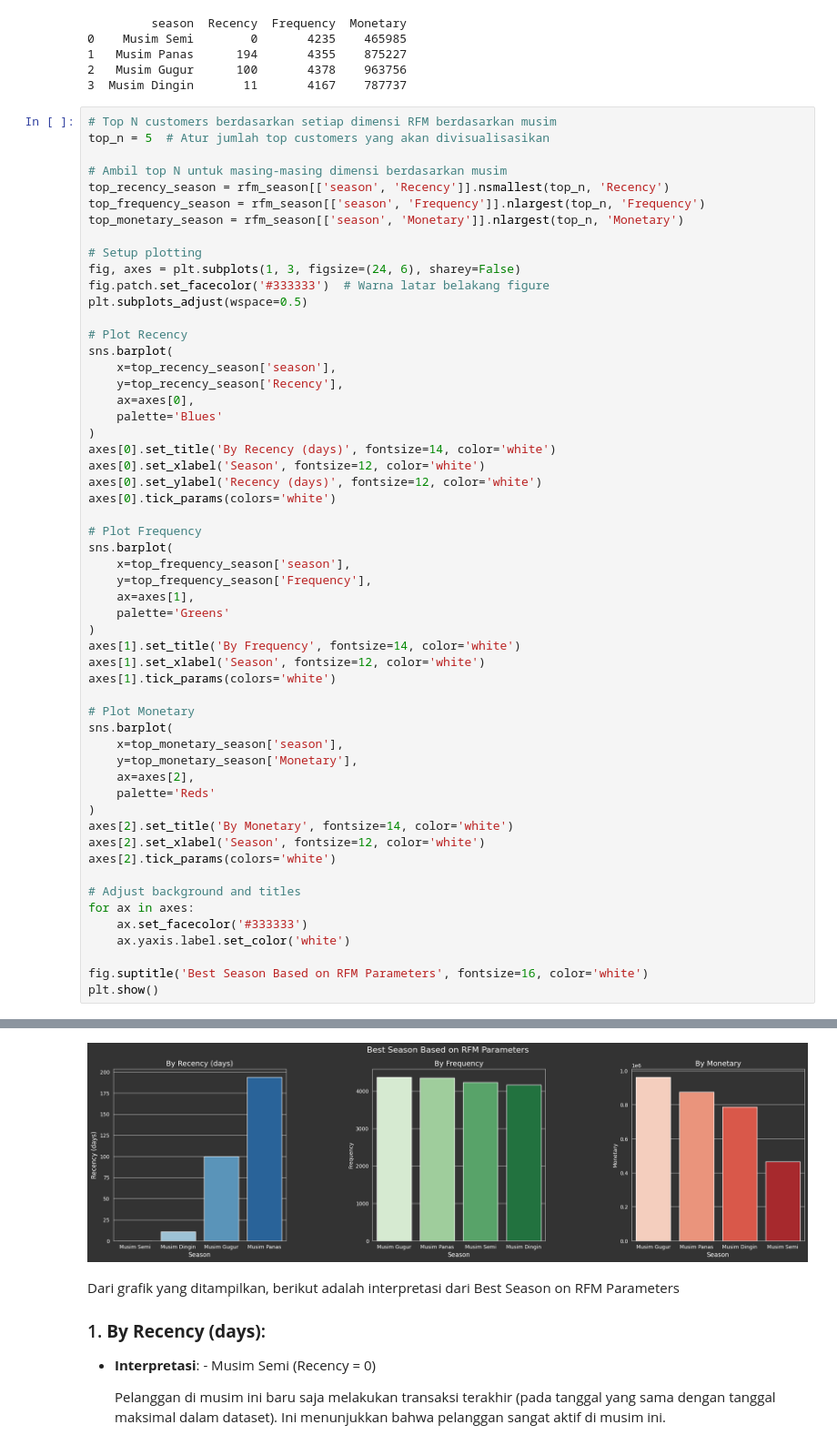
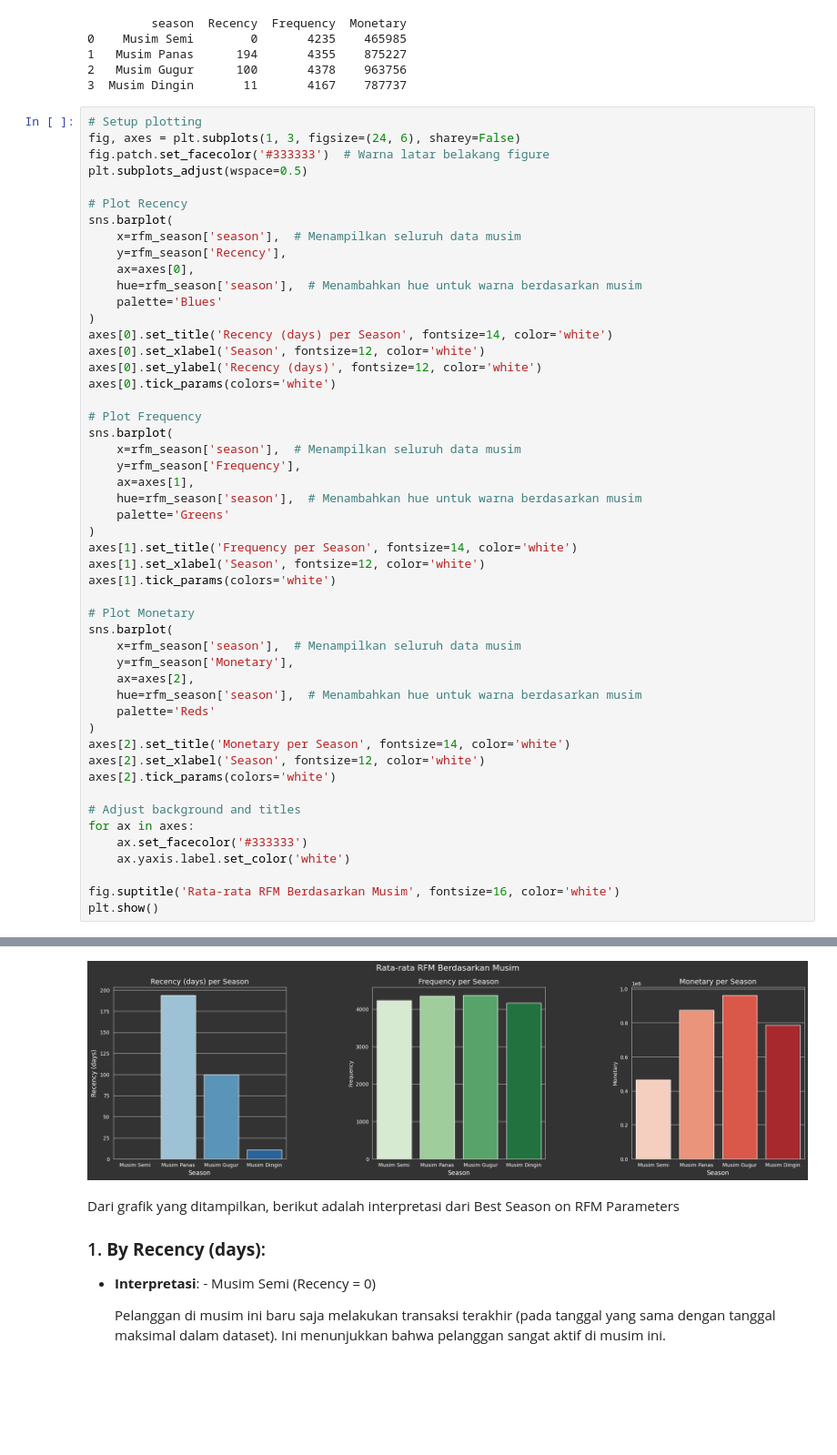
Before and after one commit to zidnytaqiya/AnalisisDataIDCamp, a Jupyter notebook: Proyek_Analisis_Data.ipynb, the cells around one changed output, grey strips where cells are left out. Shown: that part at 91% size. Drawn from its saved outputs; the diff is of its cells as text; blank space fills up the shorter version.

```diff
--- a/Proyek_Analisis_Data.ipynb
+++ b/Proyek_Analisis_Data.ipynb
@@ -439,14 +431,6 @@ print(rfm_season)
 2   Musim Gugur      100       4378    963756
 3  Musim Dingin       11       4167    787737
 # %%
-# Top N customers berdasarkan setiap dimensi RFM berdasarkan musim
-top_n = 5  # Atur jumlah top customers yang akan divisualisasikan
-
-# Ambil top N untuk masing-masing dimensi berdasarkan musim
-top_recency_season = rfm_season[['season', 'Recency']].nsmallest(top_n, 'Recency')
-top_frequency_season = rfm_season[['season', 'Frequency']].nlargest(top_n, 'Frequency')
-top_monetary_season = rfm_season[['season', 'Monetary']].nlargest(top_n, 'Monetary')
-
 # Setup plotting
 fig, axes = plt.subplots(1, 3, figsize=(24, 6), sharey=False)
 fig.patch.set_facecolor('#333333')  # Warna latar belakang figure
@@ -454,35 +438,38 @@ plt.subplots_adjust(wspace=0.5)
 
 # Plot Recency
 sns.barplot(
-    x=top_recency_season['season'],
-    y=top_recency_season['Recency'],
+    x=rfm_season['season'],  # Menampilkan seluruh data musim
+    y=rfm_season['Recency'],
     ax=axes[0],
+    hue=rfm_season['season'],  # Menambahkan hue untuk warna berdasarkan musim
     palette='Blues'
 )
-axes[0].set_title('By Recency (days)', fontsize=14, color='white')
+axes[0].set_title('Recency (days) per Season', fontsize=14, color='white')
 axes[0].set_xlabel('Season', fontsize=12, color='white')
 axes[0].set_ylabel('Recency (days)', fontsize=12, color='white')
 axes[0].tick_params(colors='white')
 
 # Plot Frequency
 sns.barplot(
-    x=top_frequency_season['season'],
-    y=top_frequency_season['Frequency'],
+    x=rfm_season['season'],  # Menampilkan seluruh data musim
+    y=rfm_season['Frequency'],
     ax=axes[1],
+    hue=rfm_season['season'],  # Menambahkan hue untuk warna berdasarkan musim
     palette='Greens'
 )
-axes[1].set_title('By Frequency', fontsize=14, color='white')
+axes[1].set_title('Frequency per Season', fontsize=14, color='white')
 axes[1].set_xlabel('Season', fontsize=12, color='white')
 axes[1].tick_params(colors='white')
 
 # Plot Monetary
 sns.barplot(
-    x=top_monetary_season['season'],
-    y=top_monetary_season['Monetary'],
+    x=rfm_season['season'],  # Menampilkan seluruh data musim
+    y=rfm_season['Monetary'],
     ax=axes[2],
+    hue=rfm_season['season'],  # Menambahkan hue untuk warna berdasarkan musim
     palette='Reds'
 )
-axes[2].set_title('By Monetary', fontsize=14, color='white')
+axes[2].set_title('Monetary per Season', fontsize=14, color='white')
 axes[2].set_xlabel('Season', fontsize=12, color='white')
 axes[2].tick_params(colors='white')
 
@@ -491,6 +478,6 @@ for ax in axes:
     ax.set_facecolor('#333333')
     ax.yaxis.label.set_color('white')
 
-fig.suptitle('Best Season Based on RFM Parameters', fontsize=16, color='white')
+fig.suptitle('Rata-rata RFM Berdasarkan Musim', fontsize=16, color='white')
 plt.show()
 # %% [output]
@@ -508,4 +484,4 @@ Passing `palette` without assigning `hue` is deprecated and will be removed in v
-[figure, old version]
+[figure, new version]
 # %% [markdown]
 Dari grafik yang ditampilkan, berikut adalah interpretasi dari Best Season on RFM Parameters
 
```
Also changed, not shown: parts of 5 cells of this notebook.
